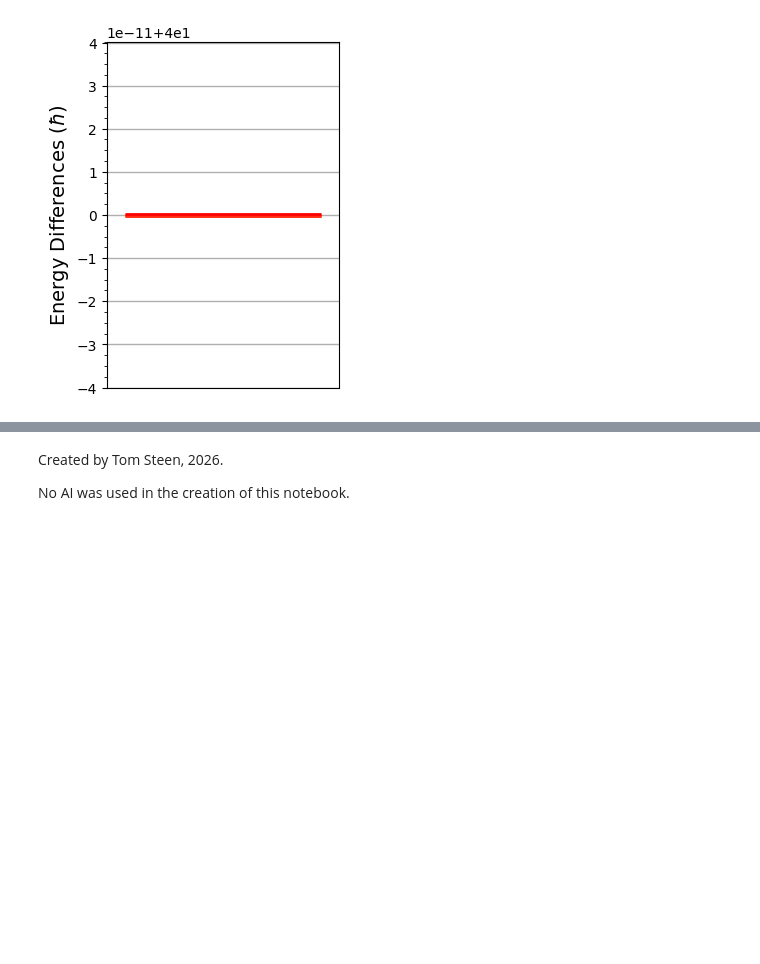
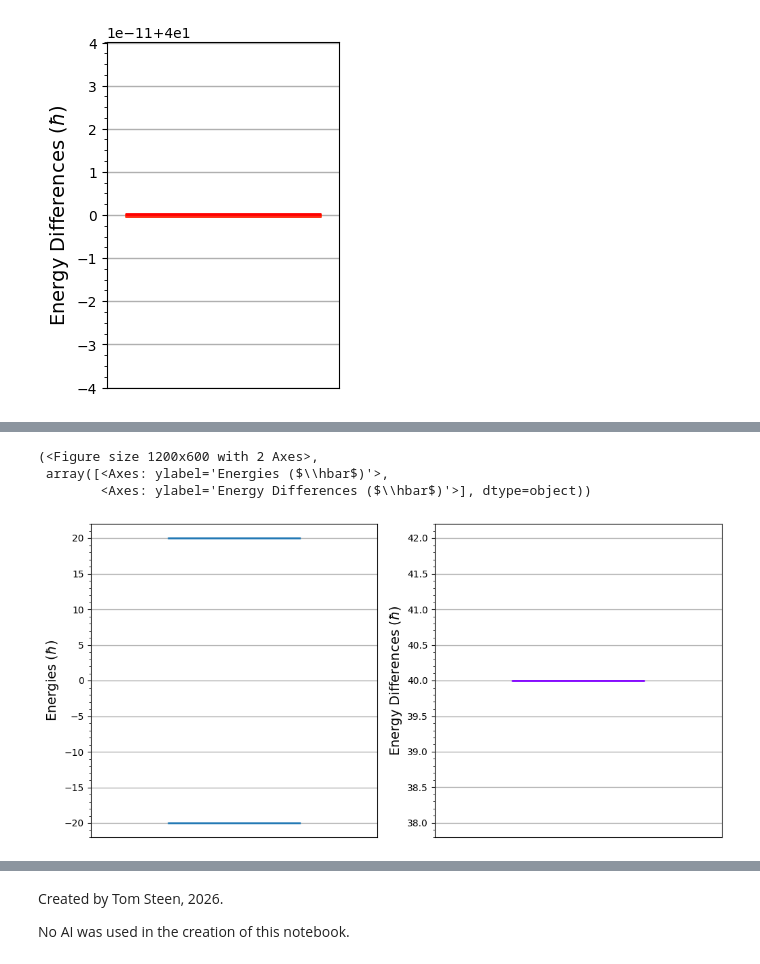
Before and after one commit to Khosmos3/Superconducting-Qubits, a Jupyter notebook: superconducting.ipynb, the cells around one changed output, grey strips where cells are left out. Cells and saved outputs as stored; diff of their text form; code cells hidden in the pictures; blank space fills up the shorter version.

```diff
--- a/superconducting.ipynb
+++ b/superconducting.ipynb
@@ -123,0 +190,16 @@ As we expect, all of the energy levels have the same differences from each other
+# %%
+def simple_transmon(wq):
+    H = wq * 0.5 * q.sigmaz()
+
+    return q.Qobj(H)
+# %%
+wq = 40
+
+energies = np.array(simple_transmon(wq).eigenenergies())
+
+plot_energy_stuff(energies)
+# %% [output]
+(<Figure size 1200x600 with 2 Axes>,
+ array([<Axes: ylabel='Energies ($\\hbar$)'>,
+        <Axes: ylabel='Energy Differences ($\\hbar$)'>], dtype=object))
+[figure, added]
```
Also changed, not shown: parts of 12 cells of this notebook.
